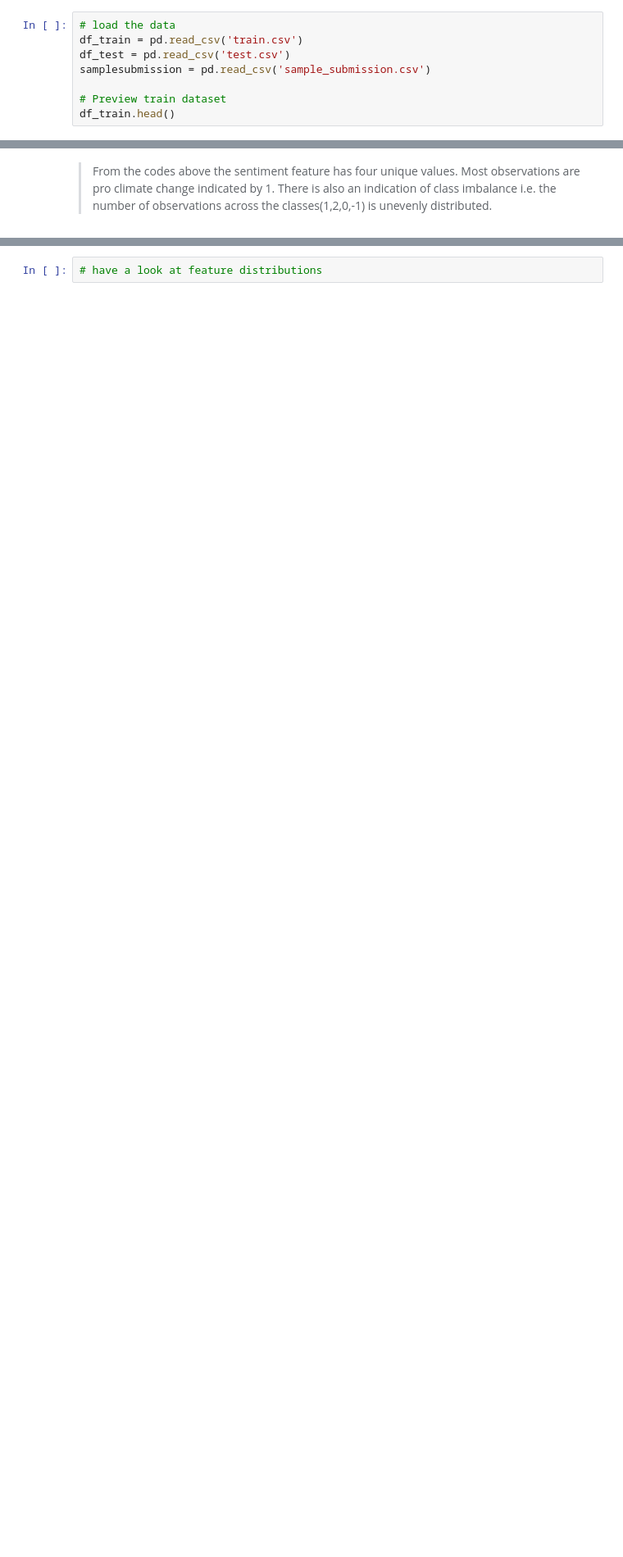
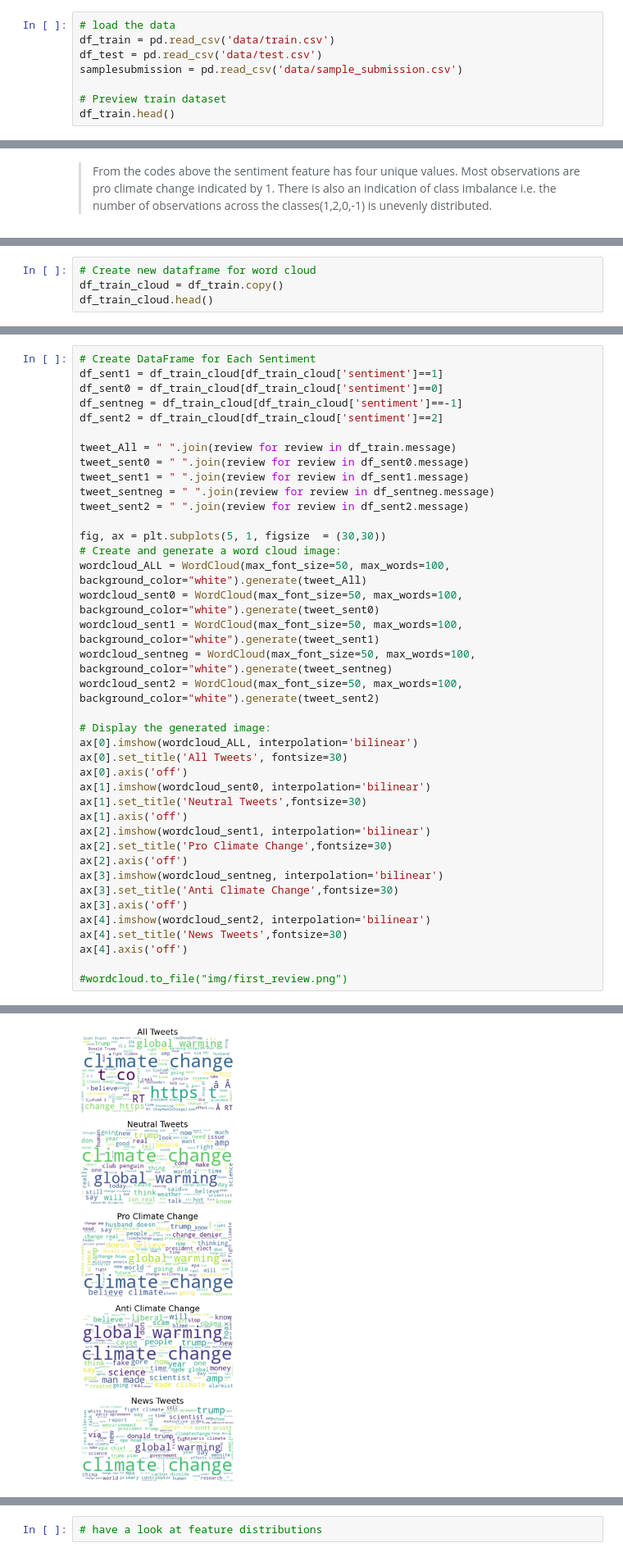
Before and after one commit to endiesworld/2110ACDS_T7_C_Predict, a Jupyter notebook: 2110ACDS_T7_starter_notebook.ipynb, the cells around one changed output, grey strips where cells are left out. Shown at 82% size. Saved outputs shown, nothing was run; the diff lists cells and outputs as text; blank space fills up the shorter version.

Commit message:
Update Jacqueline latest notebook
Added Comit API key and the experiment end at the last cell in the notebook.
Wordcloud data edited to increase clarity.

```diff
--- a/2110ACDS_T7_starter_notebook.ipynb
+++ b/2110ACDS_T7_starter_notebook.ipynb
@@ -149,9 +164,9 @@ warnings.filterwarnings('ignore')
 >>>tweetid: Twitter unique id
 # %%
 # load the data
-df_train = pd.read_csv('train.csv')
-df_test = pd.read_csv('test.csv')
-samplesubmission = pd.read_csv('sample_submission.csv')
+df_train = pd.read_csv('data/train.csv')
+df_test = pd.read_csv('data/test.csv')
+samplesubmission = pd.read_csv('data/sample_submission.csv')
 
 # Preview train dataset
 df_train.head()
@@ -327,0 +343,4 @@ plt.show()
+# %%
+# Create new dataframe for word cloud
+df_train_cloud = df_train.copy()
+df_train_cloud.head()
@@ -369,0 +394,40 @@ ax[4].axis('off')
+# %%
+# Create DataFrame for Each Sentiment
+df_sent1 = df_train_cloud[df_train_cloud['sentiment']==1]
+df_sent0 = df_train_cloud[df_train_cloud['sentiment']==0]
+df_sentneg = df_train_cloud[df_train_cloud['sentiment']==-1]
+df_sent2 = df_train_cloud[df_train_cloud['sentiment']==2]
+
+tweet_All = " ".join(review for review in df_train.message)
+tweet_sent0 = " ".join(review for review in df_sent0.message)
+tweet_sent1 = " ".join(review for review in df_sent1.message)
+tweet_sentneg = " ".join(review for review in df_sentneg.message)
+tweet_sent2 = " ".join(review for review in df_sent2.message)
+
+fig, ax = plt.subplots(5, 1, figsize  = (30,30))
+# Create and generate a word cloud image:
+wordcloud_ALL = WordCloud(max_font_size=50, max_words=100, background_color="white").generate(tweet_All)
+wordcloud_sent0 = WordCloud(max_font_size=50, max_words=100, background_color="white").generate(tweet_sent0)
+wordcloud_sent1 = WordCloud(max_font_size=50, max_words=100, background_color="white").generate(tweet_sent1)
+wordcloud_sentneg = WordCloud(max_font_size=50, max_words=100, background_color="white").generate(tweet_sentneg)
+wordcloud_sent2 = WordCloud(max_font_size=50, max_words=100, background_color="white").generate(tweet_sent2)
+
+# Display the generated image:
+ax[0].imshow(wordcloud_ALL, interpolation='bilinear')
+ax[0].set_title('All Tweets', fontsize=30)
+ax[0].axis('off')
+ax[1].imshow(wordcloud_sent0, interpolation='bilinear')
+ax[1].set_title('Neutral Tweets',fontsize=30)
+ax[1].axis('off')
+ax[2].imshow(wordcloud_sent1, interpolation='bilinear')
+ax[2].set_title('Pro Climate Change',fontsize=30)
+ax[2].axis('off')
+ax[3].imshow(wordcloud_sentneg, interpolation='bilinear')
+ax[3].set_title('Anti Climate Change',fontsize=30)
+ax[3].axis('off')
+ax[4].imshow(wordcloud_sent2, interpolation='bilinear')
+ax[4].set_title('News Tweets',fontsize=30)
+ax[4].axis('off')
+
+#wordcloud.to_file("img/first_review.png")
+# %% [output]
@@ -370,3 +435,4 @@ ax[4].axis('off')
+[figure, added]
 # %% [markdown]
 Important Takeaways:
 
```
Also changed, not shown: parts of 11 cells of this notebook.
